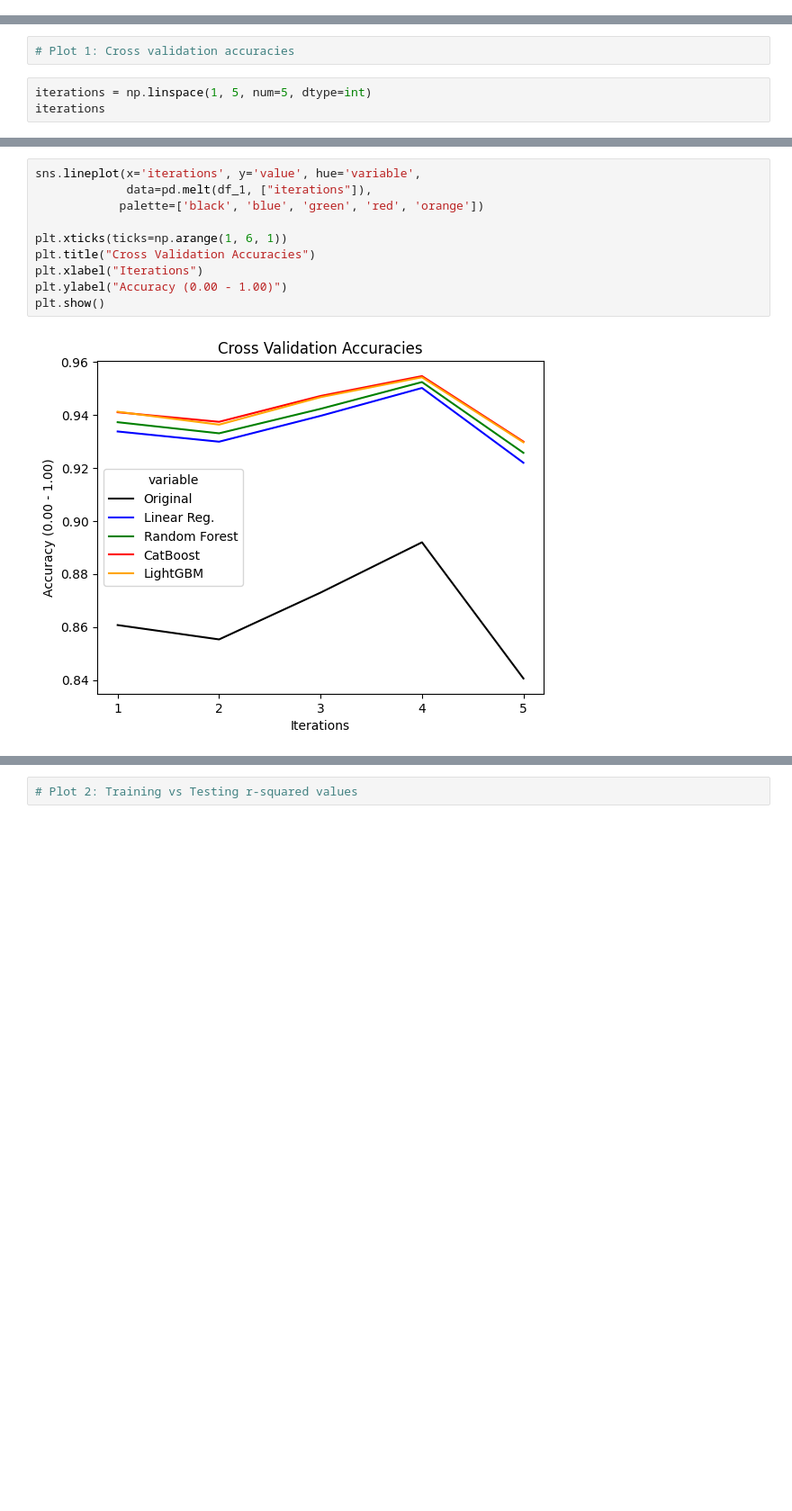
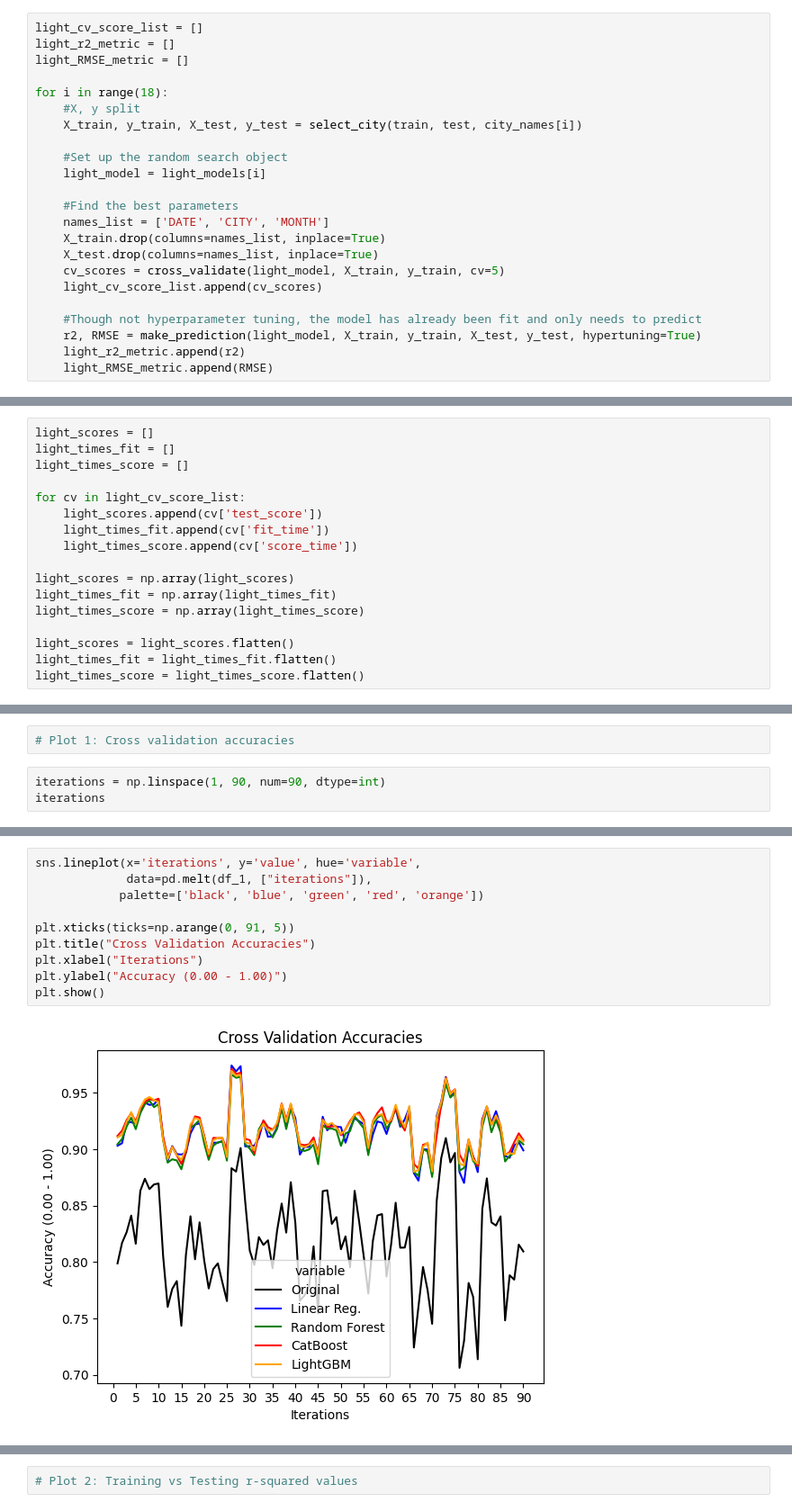
Before and after one commit to Tankstar03/WeatherForecaster, a Jupyter notebook: 06_documentation.ipynb, the cells around one changed output, grey strips where cells are left out. Shown at 90% size. Drawn from its saved outputs; the diff is of its cells as text; blank space fills up the shorter version.

```diff
--- a/06_documentation.ipynb
+++ b/06_documentation.ipynb
@@ -316,0 +534,23 @@ light_r2
+# %%
+light_cv_score_list = []
+light_r2_metric = []
+light_RMSE_metric = []
+
+for i in range(18):
+    #X, y split
+    X_train, y_train, X_test, y_test = select_city(train, test, city_names[i])
+
+    #Set up the random search object
+    light_model = light_models[i]
+
+    #Find the best parameters
+    names_list = ['DATE', 'CITY', 'MONTH']
+    X_train.drop(columns=names_list, inplace=True)
+    X_test.drop(columns=names_list, inplace=True)
+    cv_scores = cross_validate(light_model, X_train, y_train, cv=5)
+    light_cv_score_list.append(cv_scores)
+
+    #Though not hyperparameter tuning, the model has already been fit and only needs to predict
+    r2, RMSE = make_prediction(light_model, X_train, y_train, X_test, y_test, hypertuning=True)
+    light_r2_metric.append(r2)
+    light_RMSE_metric.append(RMSE)
@@ -316,0 +586,17 @@ light_r2
+# %%
+light_scores = []
+light_times_fit = []
+light_times_score = []
+
+for cv in light_cv_score_list:
+    light_scores.append(cv['test_score'])
+    light_times_fit.append(cv['fit_time'])
+    light_times_score.append(cv['score_time'])
+
+light_scores = np.array(light_scores)
+light_times_fit = np.array(light_times_fit)
+light_times_score = np.array(light_times_score)
+
+light_scores = light_scores.flatten()
+light_times_fit = light_times_fit.flatten()
+light_times_score = light_times_score.flatten()
@@ -319,6 +612,6 @@ light_r2
 # %%
 # Plot 1: Cross validation accuracies
 # %%
-iterations = np.linspace(1, 5, num=5, dtype=int)
+iterations = np.linspace(1, 90, num=90, dtype=int)
 iterations
 # %% [output]
@@ -341,12 +646,12 @@ df_1
 # %%
 sns.lineplot(x='iterations', y='value', hue='variable',
              data=pd.melt(df_1, ["iterations"]),
             palette=['black', 'blue', 'green', 'red', 'orange'])
 
-plt.xticks(ticks=np.arange(1, 6, 1))
+plt.xticks(ticks=np.arange(0, 91, 5))
 plt.title("Cross Validation Accuracies")
 plt.xlabel("Iterations")
 plt.ylabel("Accuracy (0.00 - 1.00)")
 plt.show()
 # %% [output]
-[figure, old version]
+[figure, new version]
```
Also changed, not shown: parts of 90 cells of this notebook, 5 other files.
